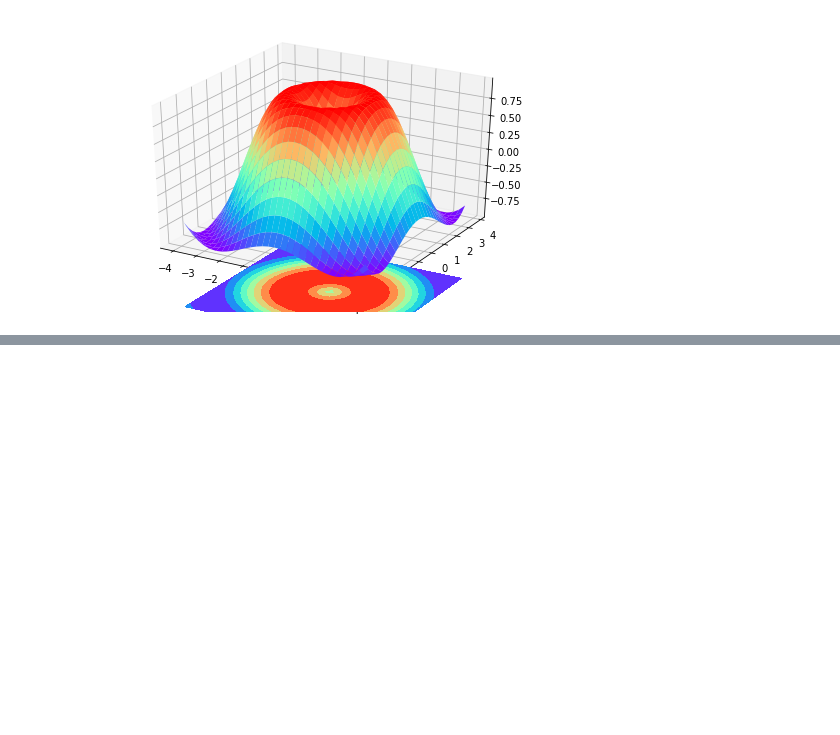
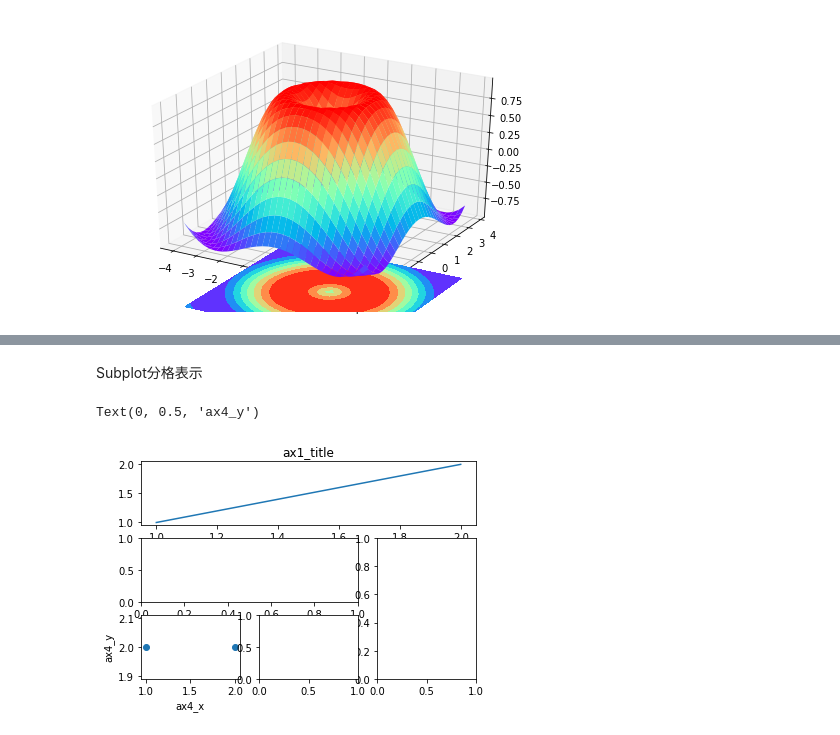
Before and after one commit to Bossism/DailyStudy, a Jupyter notebook: matplotlib.ipynb, the cells around one changed output, grey strips where cells are left out. Saved outputs shown, nothing was run; the diff lists cells and outputs as text; code cells hidden in the pictures; blank space fills up the shorter version.

```diff
--- a/matplotlib.ipynb
+++ b/matplotlib.ipynb
@@ -344,0 +375,19 @@ ax.contourf(X, Y, Z, zdir='z', offset=-2, cmap=plt.get_cmap('rainbow'))
+# %% [markdown]
+Subplot分格表示
+# %%
+import matplotlib.pyplot as plt
+plt.figure()
+ax1 = plt.subplot2grid((3,3),(0,0),colspan=3)
+ax1.plot([1,2],[1,2])
+ax1.set_title('ax1_title')
+ax2 = plt.subplot2grid((3,3),(1,0),colspan=2)
+ax3 = plt.subplot2grid((3,3),(1,2),rowspan=2)
+ax4 = plt.subplot2grid((3,3),(2,0))
+ax5 = plt.subplot2grid((3,3),(2,1))
+
+ax4.scatter([1,2],[2,2])
+ax4.set_xlabel('ax4_x')
+ax4.set_ylabel('ax4_y')
+# %% [output]
+Text(0, 0.5, 'ax4_y')
+[figure, added]
```
Also changed, not shown: parts of 11 cells of this notebook.
